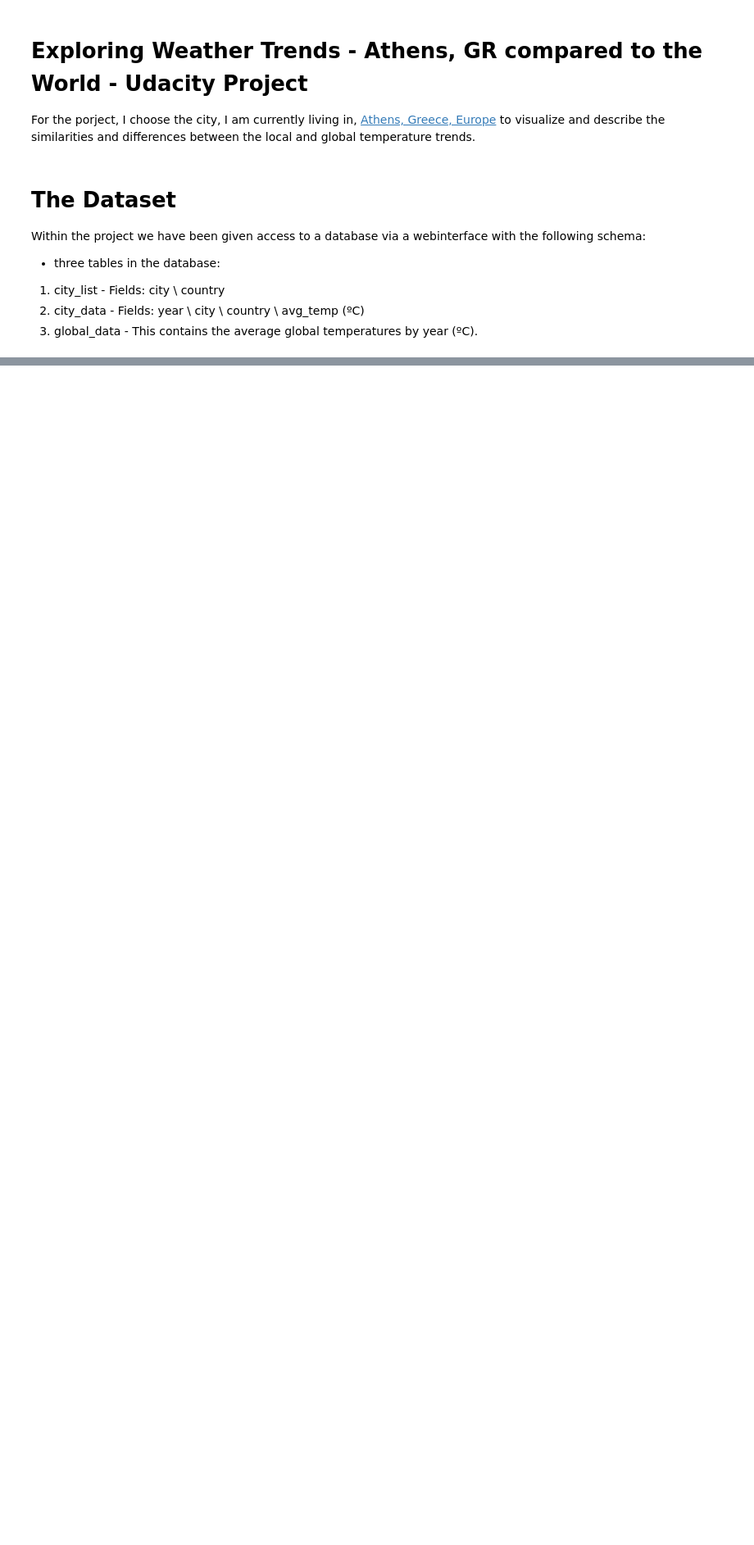
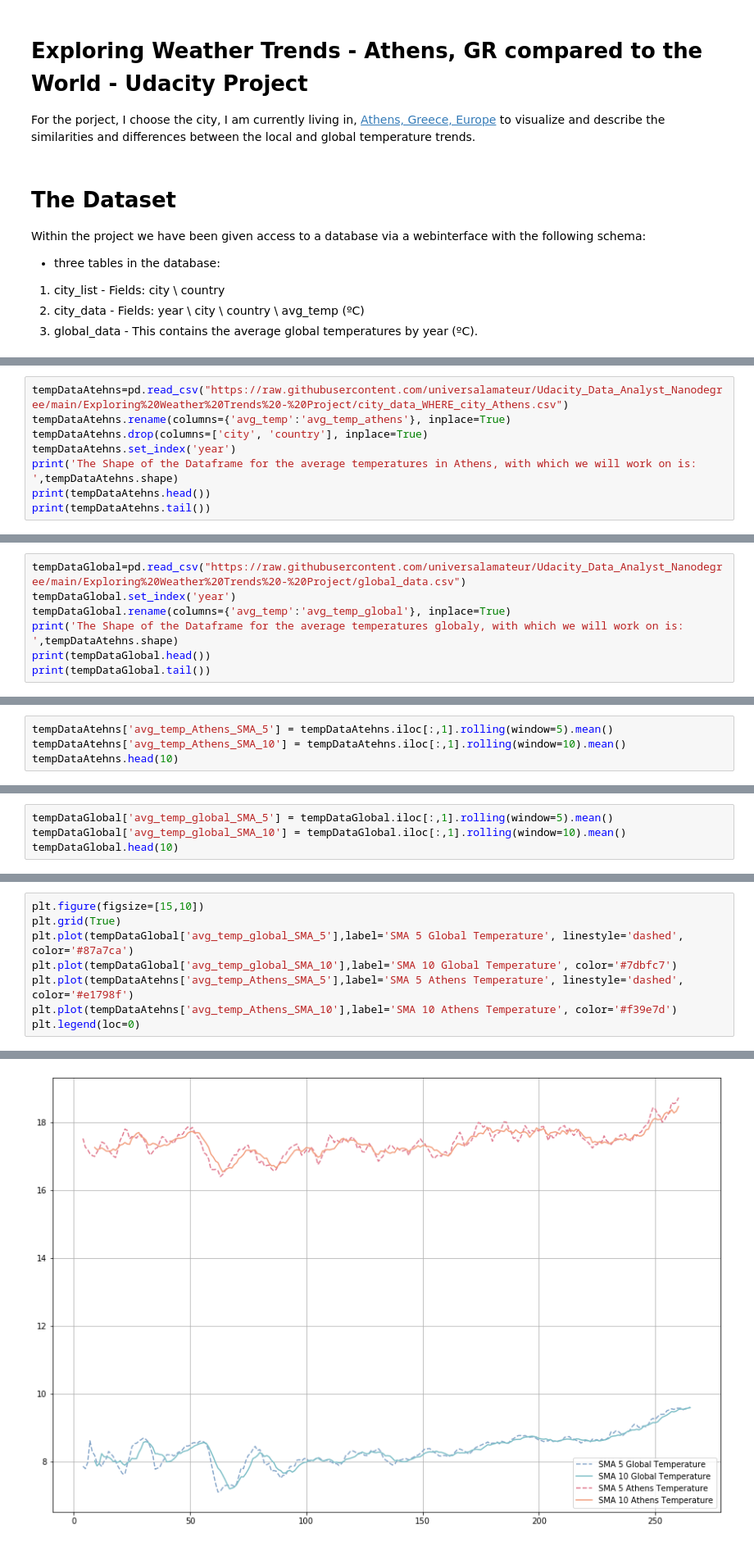
Before and after one commit to universalamateur/Udacity_Data_Analyst_Nanodegree, a Jupyter notebook: Exploring Weather Trends - Project/Exploring Weather Trends - Athens, GR compared to global.ipynb, the cells around one changed output, grey strips where cells are left out. Shown at 82% size. Saved outputs shown, nothing was run; the diff lists cells and outputs as text; blank space fills up the shorter version.

Commit message:
Data cleaned, Plots done, Results will be published

```diff
--- a/Exploring Weather Trends - Project/Exploring Weather Trends - Athens, GR compared to global.ipynb
+++ b/Exploring Weather Trends - Project/Exploring Weather Trends - Athens, GR compared to global.ipynb
@@ -37,0 +49,8 @@ They will be uploaded to github next to this notebook to work with them.
+# %%
+tempDataAtehns=pd.read_csv("https://raw.githubusercontent.com/universalamateur/Udacity_Data_Analyst_Nanodegree/main/Exploring%20Weather%20Trends%20-%20Project/city_data_WHERE_city_Athens.csv")
+tempDataAtehns.rename(columns={'avg_temp':'avg_temp_athens'}, inplace=True)
+tempDataAtehns.drop(columns=['city', 'country'], inplace=True)
+tempDataAtehns.set_index('year')
+print('The Shape of the Dataframe for the average temperatures in Athens, with which we will work on is: ',tempDataAtehns.shape)
+print(tempDataAtehns.head())
+print(tempDataAtehns.tail())
@@ -37,0 +76,7 @@ They will be uploaded to github next to this notebook to work with them.
+# %%
+tempDataGlobal=pd.read_csv("https://raw.githubusercontent.com/universalamateur/Udacity_Data_Analyst_Nanodegree/main/Exploring%20Weather%20Trends%20-%20Project/global_data.csv")
+tempDataGlobal.set_index('year')
+tempDataGlobal.rename(columns={'avg_temp':'avg_temp_global'}, inplace=True)
+print('The Shape of the Dataframe for the average temperatures globaly, with which we will work on is: ',tempDataAtehns.shape)
+print(tempDataGlobal.head())
+print(tempDataGlobal.tail())
@@ -37,0 +156,4 @@ They will be uploaded to github next to this notebook to work with them.
+# %%
+tempDataAtehns['avg_temp_Athens_SMA_5'] = tempDataAtehns.iloc[:,1].rolling(window=5).mean()
+tempDataAtehns['avg_temp_Athens_SMA_10'] = tempDataAtehns.iloc[:,1].rolling(window=10).mean()
+tempDataAtehns.head(10)
@@ -37,0 +172,4 @@ They will be uploaded to github next to this notebook to work with them.
+# %%
+tempDataGlobal['avg_temp_global_SMA_5'] = tempDataGlobal.iloc[:,1].rolling(window=5).mean()
+tempDataGlobal['avg_temp_global_SMA_10'] = tempDataGlobal.iloc[:,1].rolling(window=10).mean()
+tempDataGlobal.head(10)
@@ -37,0 +190,9 @@ They will be uploaded to github next to this notebook to work with them.
+# %%
+plt.figure(figsize=[15,10])
+plt.grid(True)
+plt.plot(tempDataGlobal['avg_temp_global_SMA_5'],label='SMA 5 Global Temperature', linestyle='dashed', color='#87a7ca')
+plt.plot(tempDataGlobal['avg_temp_global_SMA_10'],label='SMA 10 Global Temperature', color='#7dbfc7')
+plt.plot(tempDataAtehns['avg_temp_Athens_SMA_5'],label='SMA 5 Athens Temperature', linestyle='dashed', color='#e1798f')
+plt.plot(tempDataAtehns['avg_temp_Athens_SMA_10'],label='SMA 10 Athens Temperature', color='#f39e7d')
+plt.legend(loc=0)
+# %% [output]
@@ -37,0 +200 @@ They will be uploaded to github next to this notebook to work with them.
+[figure, added]
```
Also changed, not shown: parts of 25 cells of this notebook, 3 other files.
